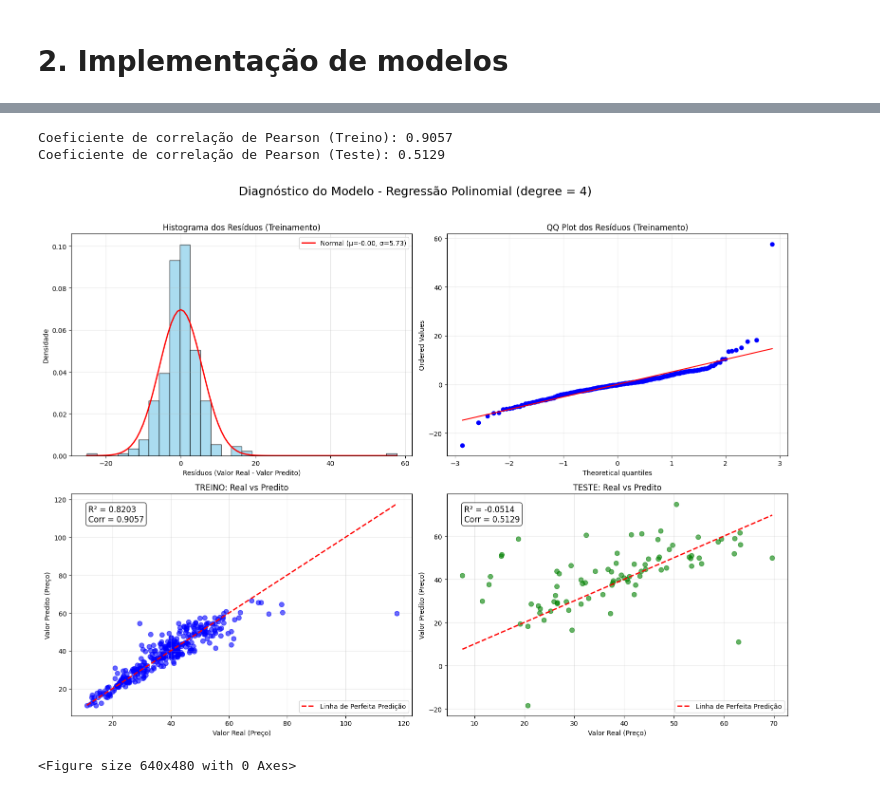
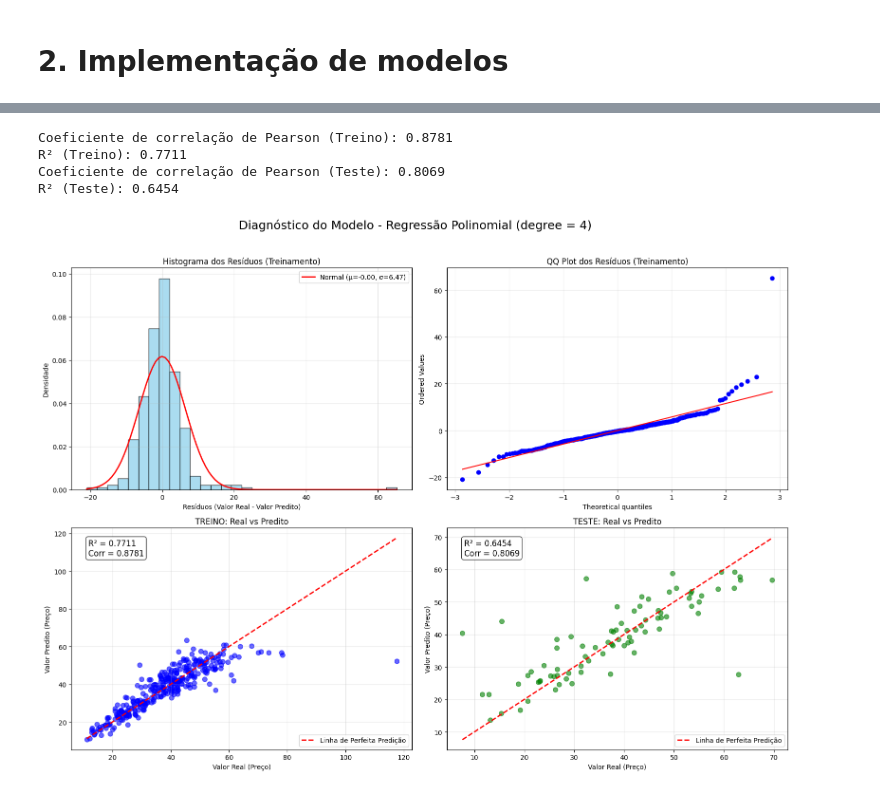
Before and after one commit to GuilherLRO/inteligencia_computacional_aplicada, a Jupyter notebook: assigment_1_solution.ipynb, the cells around one changed output, grey strips where cells are left out. Saved outputs shown, nothing was run; the diff lists cells and outputs as text; code cells hidden in the pictures.

```diff
--- a/assigment_1_solution.ipynb
+++ b/assigment_1_solution.ipynb
@@ -105,7 +104,7 @@ plt.show()
 # %% [markdown]
 # 2. Implementação de modelos
 # %%
-X = df.iloc[:, :-1]  # Todas as colunas exceto a última
+X = df.drop('No', axis = 1).iloc[:, :-1]  # Todas as colunas exceto a última
 y = df.iloc[:, -1]   # Última coluna (preço)
 
 # Dividir em treino (80%) e teste (20%)
@@ -153,18 +154,19 @@ Coeficiente de correlação de Pearson (Teste): 0.8346
 # %%
 #Regressão Polinomial
 poly = PolynomialFeatures(degree=4)
 X_train_poly = poly.fit_transform(X_train)
 X_test_poly = poly.transform(X_test)
 poly_model = LinearRegression()
 poly_model.fit(X_train_poly, y_train)
 poly_train_pred = poly_model.predict(X_train_poly)
 poly_test_pred = poly_model.predict(X_test_poly)
-plot_regression_diagnostics(y_train = y_train, y_train_pred = poly_train_pred, y_test = y_test, y_test_pred = poly_test_pred, title = 'Regressão Polinomial (degree = 4)')
+lr_poly_4_corr_train, lr_poly_4_corr_test, lr_poly_4_r2_train, lr_poly_4_r2_test = plot_regression_diagnostics(y_train = y_train, y_train_pred = poly_train_pred, y_test = y_test, y_test_pred = poly_test_pred, title = 'Regressão Polinomial (degree = 4)')
 # %% [output]
-Coeficiente de correlação de Pearson (Treino): 0.9057
-Coeficiente de correlação de Pearson (Teste): 0.5129
+Coeficiente de correlação de Pearson (Treino): 0.8781
+R² (Treino): 0.7711
+Coeficiente de correlação de Pearson (Teste): 0.8069
+R² (Teste): 0.6454
-[figure, old version]
+[figure, new version]
-<Figure size 640x480 with 0 Axes>
 # %%
 import matplotlib.pyplot as plt
 from sklearn.preprocessing import PolynomialFeatures
```
Also changed, not shown: parts of 9 cells of this notebook, 4 other files.
